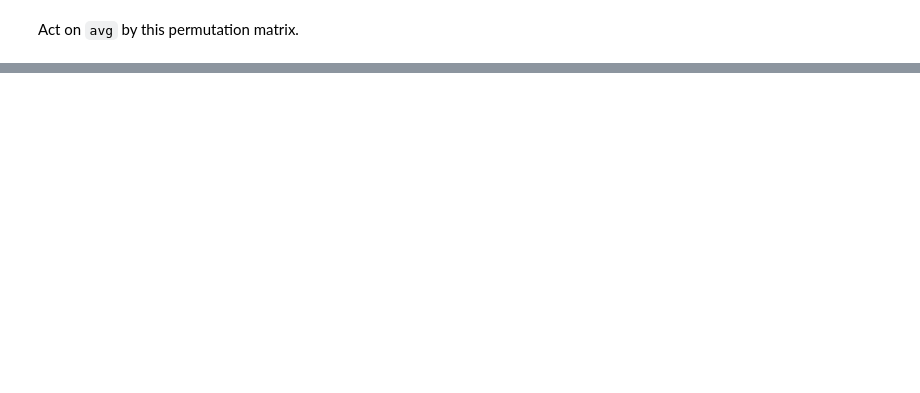
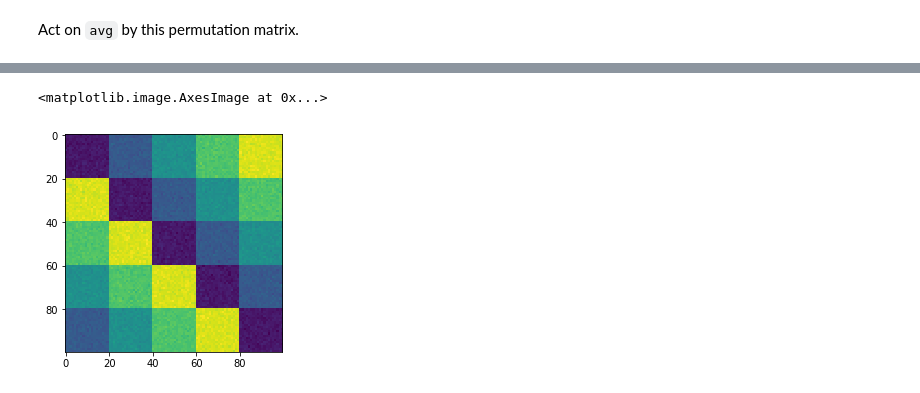
Before and after one commit to trneedham/gromov-wasserstein-statistics, a Jupyter notebook: sbmTest.ipynb, the cells around one changed output, grey strips where cells are left out. Drawn from its saved outputs; the diff is of its cells as text; code cells hidden in the pictures; blank space fills up the shorter version.

```diff
--- a/sbmTest.ipynb
+++ b/sbmTest.ipynb
@@ -139,0 +162,4 @@ display(pd.DataFrame(avg2))
+# %%
+# starting at 100-node network
+
+avg3, Deltas, Frechet_Loss = gwa.network_karcher_mean_armijo_sched_compress(A,pA,CList,pList,budget=5,exploreIter = 20, maxIter = 30)
@@ -139,0 +184,6 @@ display(pd.DataFrame(avg2))
+# %%
+fig = plt.figure()
+plt.imshow(avg3)
+# %% [output]
+<matplotlib.image.AxesImage at 0x...>
+[figure, added]
```
Also changed, not shown: parts of 15 cells of this notebook, 1 other file.
